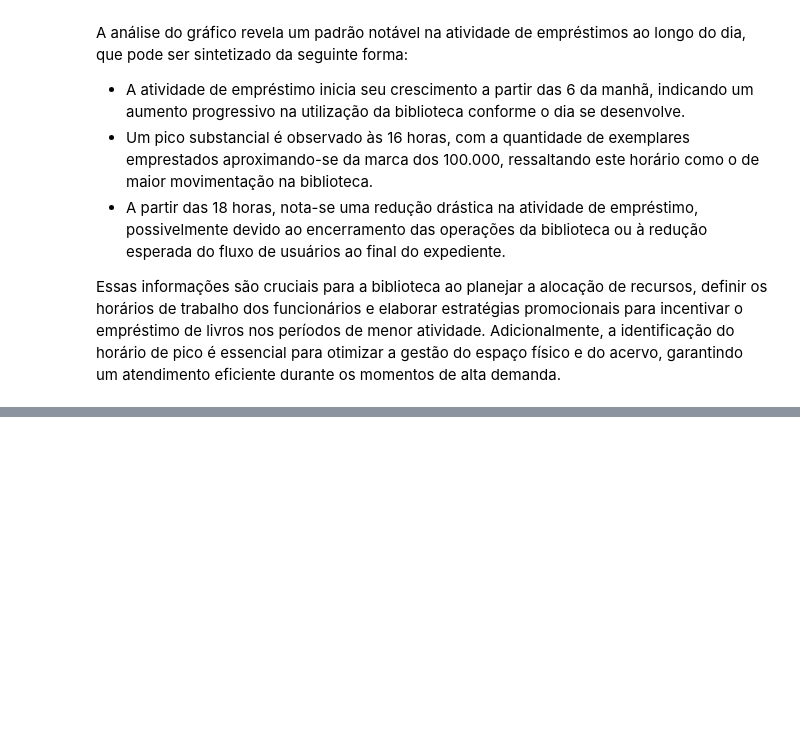
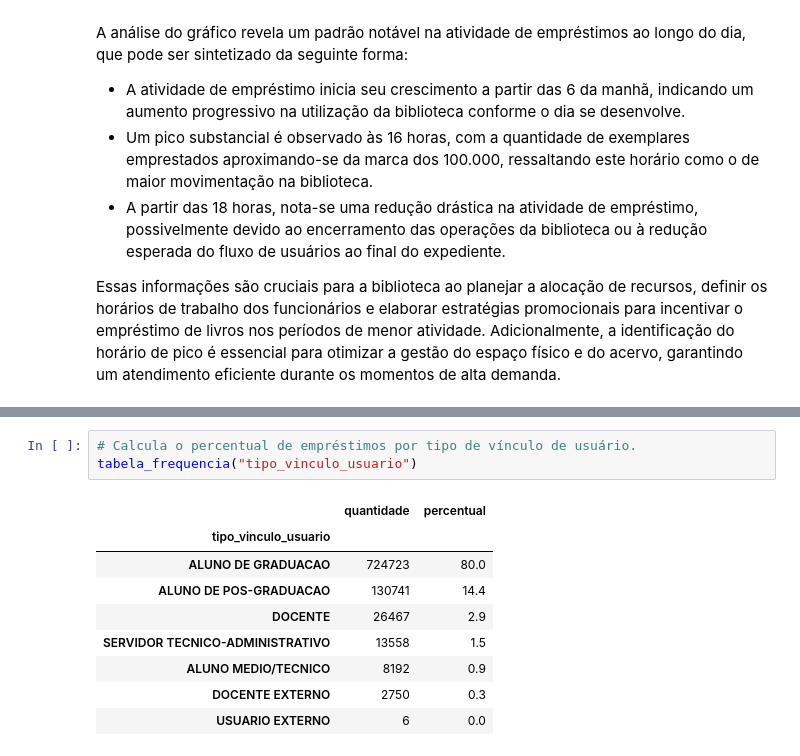
Before and after one commit to santannaflaercio/analise-dados-biblioteca, a Jupyter notebook: notebooks/analise_dos_dados.ipynb, the cells around one changed output, grey strips where cells are left out. Drawn from its saved outputs; the diff is of its cells as text; blank space fills up the shorter version.

```diff
--- a/notebooks/analise_dos_dados.ipynb
+++ b/notebooks/analise_dos_dados.ipynb
@@ -183,0 +195,13 @@ Essas informações são cruciais para a biblioteca ao planejar a alocação de
+# %%
+# Calcula o percentual de empréstimos por tipo de vínculo de usuário.
+tabela_frequencia("tipo_vinculo_usuario")
+# %% [output]
+|  | quantidade | percentual |
+| tipo_vinculo_usuario |  |  |
+| ALUNO DE GRADUACAO | 724723 | 80.0 |
+| ALUNO DE POS-GRADUACAO | 130741 | 14.4 |
+| DOCENTE | 26467 | 2.9 |
+| SERVIDOR TECNICO-ADMINISTRATIVO | 13558 | 1.5 |
+| ALUNO MEDIO/TECNICO | 8192 | 0.9 |
+| DOCENTE EXTERNO | 2750 | 0.3 |
+| USUARIO EXTERNO | 6 | 0.0 |
```
Also changed, not shown: parts of 7 cells of this notebook, 1 other file.
